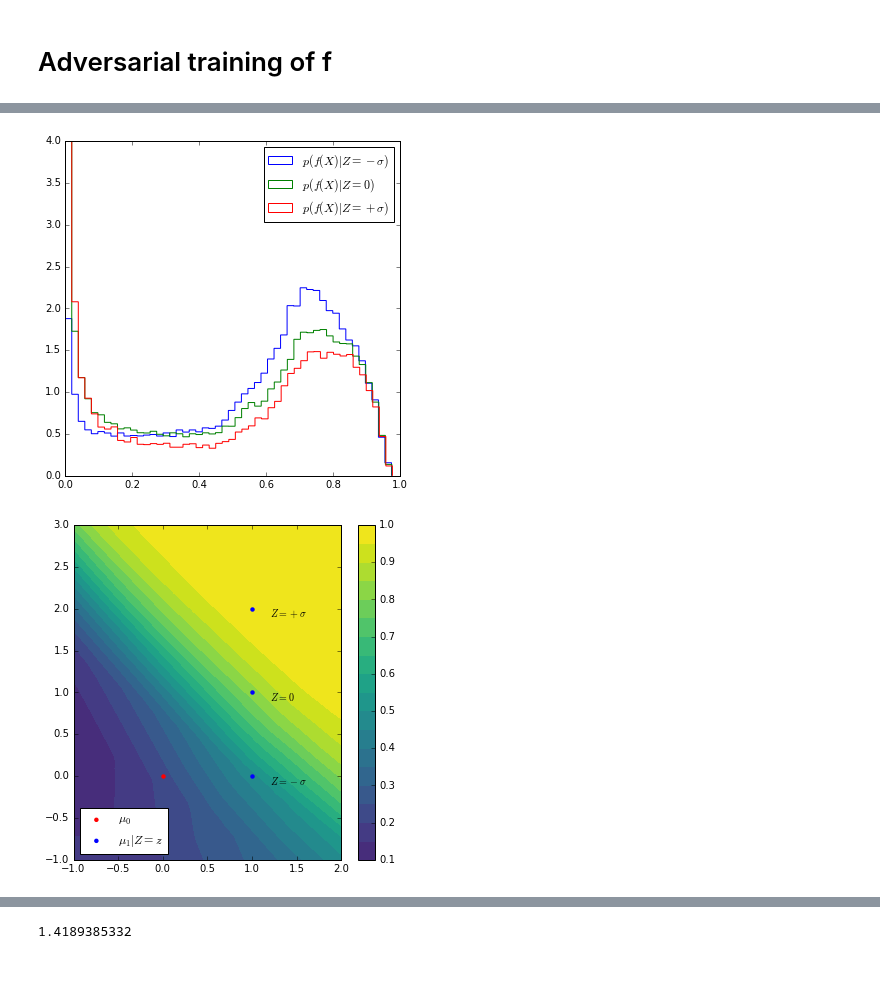
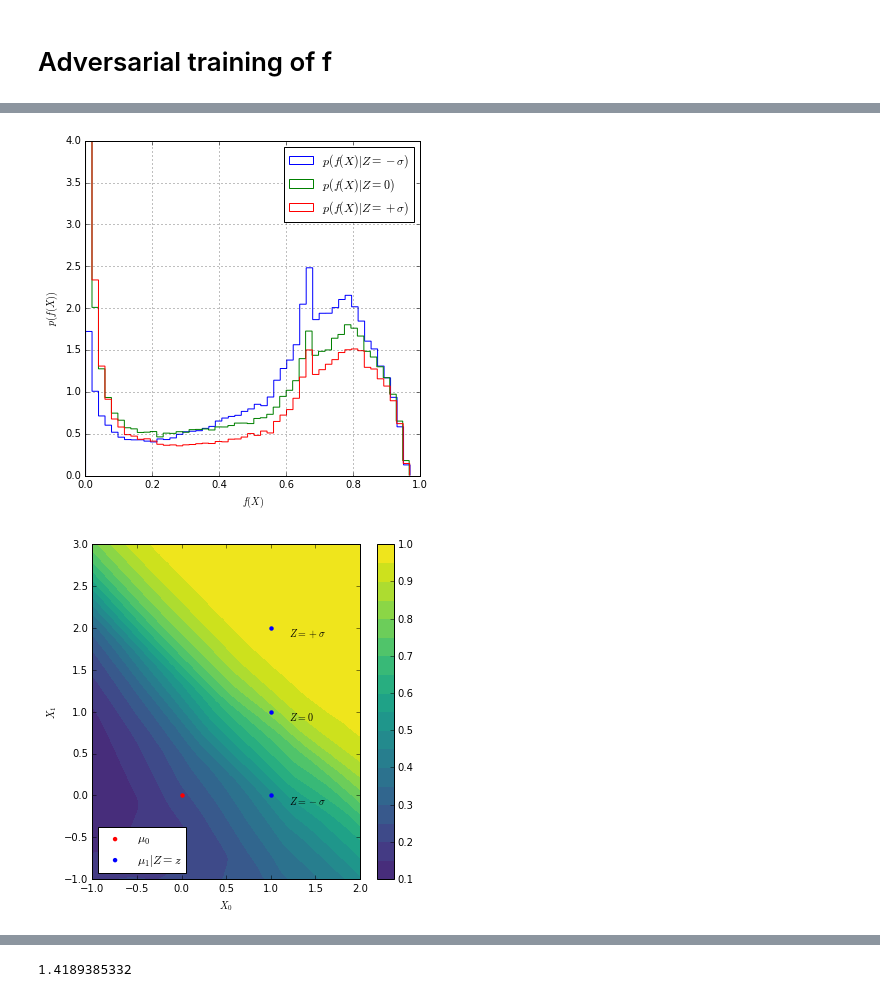
Before and after one commit to glouppe/paper-learning-to-pivot, a Jupyter notebook: code/Toy.ipynb, the cells around one changed output, grey strips where cells are left out. Drawn from its saved outputs; the diff is of its cells as text; code cells hidden in the pictures; blank space fills up the shorter version.

Commit message:
add axis labels

```diff
--- a/code/Toy.ipynb
+++ b/code/Toy.ipynb
@@ -449,7 +449,7 @@ pz = Normal(mu=0.0, sigma=1.0)
 #pz = Mixture([Normal(-1.5,1), Normal(1.5,1)])
 #pz = Uniform(low=0, high=2.0)
 # %%
-n_samples = 100000
+n_samples = 125000
 
 X0 = p0.rvs(n_samples // 2)
 X1 = p1.rvs(n_samples // 2)
@@ -473,7 +473,7 @@ plt.show()
 # %%
 from sklearn.cross_validation import train_test_split
 
-X_train, X_valid, y_train, y_valid, z_train, z_valid = train_test_split(X, y, z, test_size=25000)
+X_train, X_valid, y_train, y_valid, z_train, z_valid = train_test_split(X, y, z, test_size=50000)
 # %%
 import keras.backend as K
 from keras.layers import Input, Dense, Merge, Lambda
@@ -601,46 +601,51 @@ def make_X(n_samples, z):
     y[n_samples // 2:] = 1
     return X
 # %%
-plt.hist(1. - D.predict(make_X(50000, z=-1)), bins=50, normed=1, histtype="step", label="$p(f(X)|Z=-\sigma)$")
-plt.hist(1. - D.predict(make_X(50000, z=0)), bins=50, normed=1, histtype="step", label="$p(f(X)|Z=0)$")
-plt.hist(1. - D.predict(make_X(50000, z=1)), bins=50, normed=1, histtype="step", label="$p(f(X)|Z=+\sigma)$")
+plt.hist(1. - D.predict(make_X(200000, z=-1)), bins=50, normed=1, histtype="step", label="$p(f(X)|Z=-\sigma)$")
+plt.hist(1. - D.predict(make_X(200000, z=0)), bins=50, normed=1, histtype="step", label="$p(f(X)|Z=0)$")
+plt.hist(1. - D.predict(make_X(200000, z=1)), bins=50, normed=1, histtype="step", label="$p(f(X)|Z=+\sigma)$")
 plt.legend(loc="best")
 plt.ylim(0,4)
+plt.xlabel("$f(X)$")
+plt.ylabel("$p(f(X))$")
+plt.grid()
 plt.savefig("f-plain.pdf")
 plt.show()
 # %% [output]
-[figure, old version]
+[figure, new version]
 # %%
 from matplotlib.mlab import griddata
 
 X_test = np.random.rand(30000, 2)
 X_test[:, 0] *= 10.
 X_test[:, 0] -= 5.
 X_test[:, 1] *= 10.
 X_test[:, 1] -= 5.
 
 y_pred = D.predict(X_test).ravel()
 
 xi = np.linspace(-1., 2., 100)
 yi = np.linspace(-1., 3, 100)
 zi = griddata(X_test[:, 0], X_test[:, 1], y_pred, xi, yi, interp="linear")
 CS = plt.contourf(xi, yi, zi, 20, cmap=plt.cm.viridis,
                   vmax=1.0, vmin=0.0)
 plt.colorbar()
 plt.scatter([0], [0], c="red", linewidths=0, label=r"$\mu_0$")
 plt.scatter([1], [0], c="blue", linewidths=0, label=r"$\mu_1|Z=z$")
 plt.scatter([1], [0+1], c="blue", linewidths=0)
 plt.scatter([1], [0+2], c="blue", linewidths=0)
 plt.text(1.2, 0-0.1, "$Z=-\sigma$", color="k")
 plt.text(1.2, 1-0.1, "$Z=0$", color="k")
 plt.text(1.2, 2-0.1, "$Z=+\sigma$", color="k")
 plt.xlim(-1,2)
 plt.ylim(-1,3)
 plt.legend(loc="lower left", scatterpoints=1)
+plt.xlabel("$X_0$")
+plt.ylabel("$X_1$")
 plt.savefig("surface-plain.pdf")
 plt.show()
 # %% [output]
-[figure, old version]
+[figure, new version]
 # %%
 # Pretraining of R
 D.trainable = False
```
Also changed, not shown: parts of 14 cells of this notebook, 9 other files.
